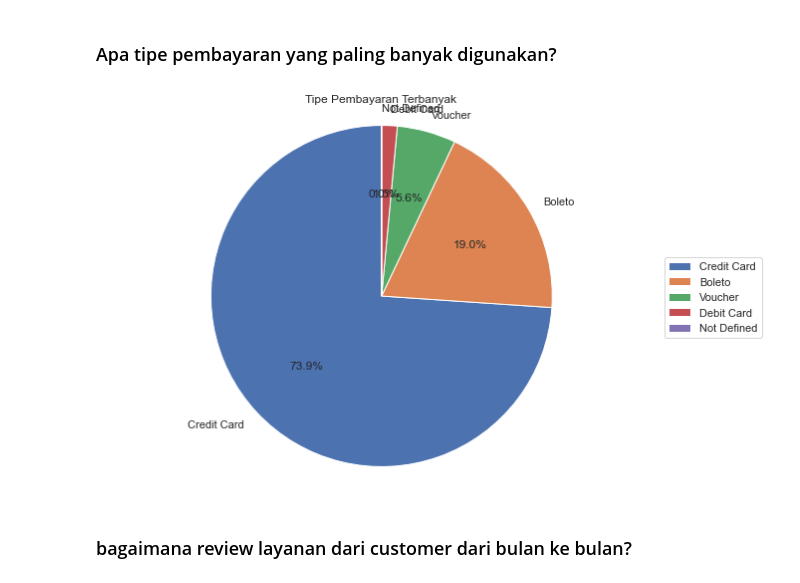
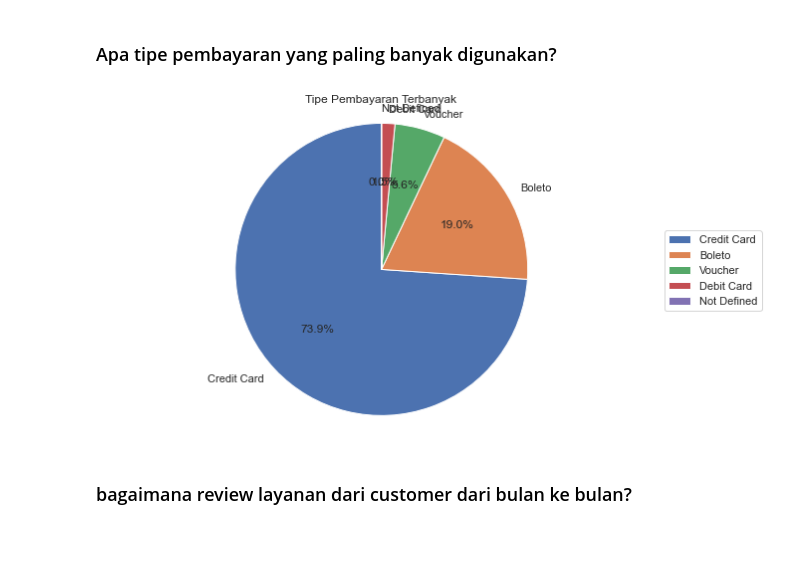
Before and after one commit to ptrnd/brazilian_ecommerce_analysis, a Jupyter notebook: ecommerce_analysis.ipynb, the cells around one changed output. Saved outputs shown, nothing was run; the diff lists cells and outputs as text; code cells hidden in the pictures; blank space fills up the shorter version.

```diff
--- a/ecommerce_analysis.ipynb
+++ b/ecommerce_analysis.ipynb
@@ -618,20 +618,22 @@ Name: review_score, dtype: float64
 ### Apa tipe pembayaran yang paling banyak digunakan?
 # %%
 counts = order_payments_data['payment_type'].value_counts()
-ax = counts.plot.pie(autopct='%1.1f%%', startangle=90, figsize=(10, 5))
+
+# Menambahkan labeldistance untuk mengatur jarak label persentase
+ax = counts.plot.pie(autopct='%1.1f%%', startangle=90, figsize=(10, 5), labeldistance=1.1)
 
 plt.ylabel('')
 plt.axis('equal')
 plt.title('Tipe Pembayaran Terbanyak')
 plt.gcf().set_facecolor('white')
-plt.gcf().set_size_inches(10, 7)
+plt.gcf().set_size_inches(10, 6)
 
 # Menambahkan legend terpisah
 plt.legend(counts.index, loc='center left', bbox_to_anchor=(1, 0.5))
 
 plt.show()
 # %% [output]
-[figure, old version]
+[figure, new version]
 # %% [markdown]
 ### bagaimana review layanan dari customer dari bulan ke bulan?
 # %%
```
Also changed, not shown: 1 other file.
